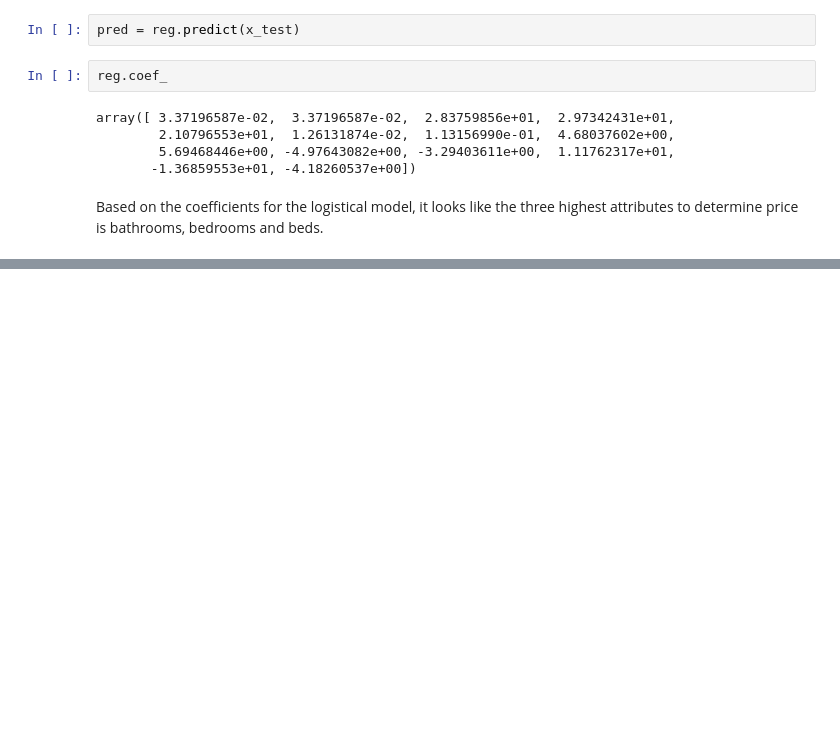
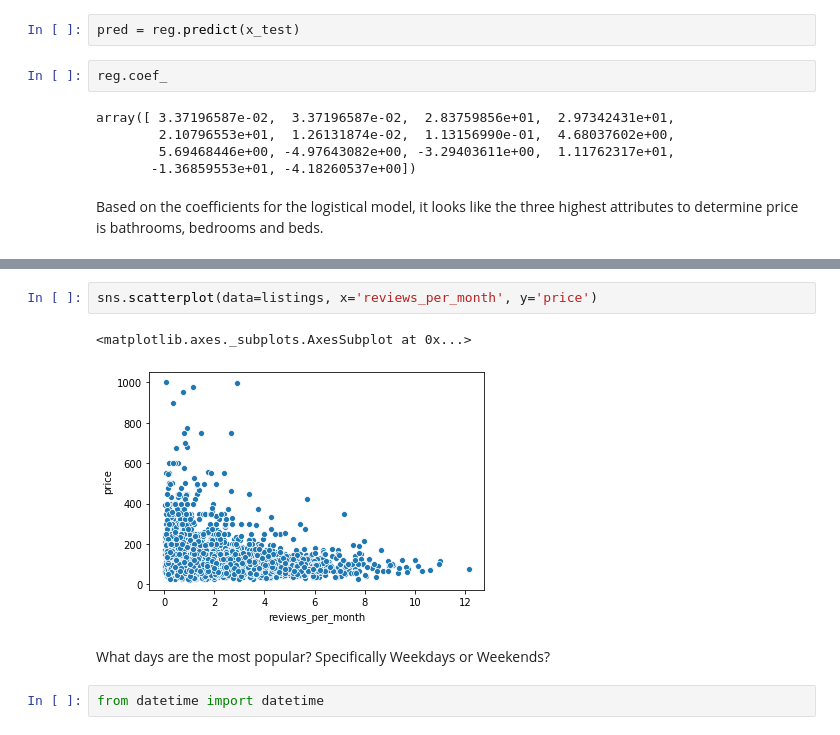
Before and after one commit to ebrunette/UdacityDataScienceNanoDegree, a Jupyter notebook: ProjectOne/AirB&BEDA.ipynb, the cells around one changed output, grey strips where cells are left out. Saved outputs shown, nothing was run; the diff lists cells and outputs as text; blank space fills up the shorter version.

Commit message:
feat: Adding in more analysis for article, mainly analysis around price and if it is on a weekend or not.

```diff
--- a/ProjectOne/AirB&BEDA.ipynb
+++ b/ProjectOne/AirB&BEDA.ipynb
@@ -344,0 +357,9 @@ Based on the coefficients for the logistical model, it looks like the three high
+# %%
+sns.scatterplot(data=listings, x='reviews_per_month', y='price')
+# %% [output]
+<matplotlib.axes._subplots.AxesSubplot at 0x...>
+[figure, added]
+# %% [markdown]
+What days are the most popular? Specifically Weekdays or Weekends?
+# %%
+from datetime import datetime
```
Also changed, not shown: parts of 14 cells of this notebook.
